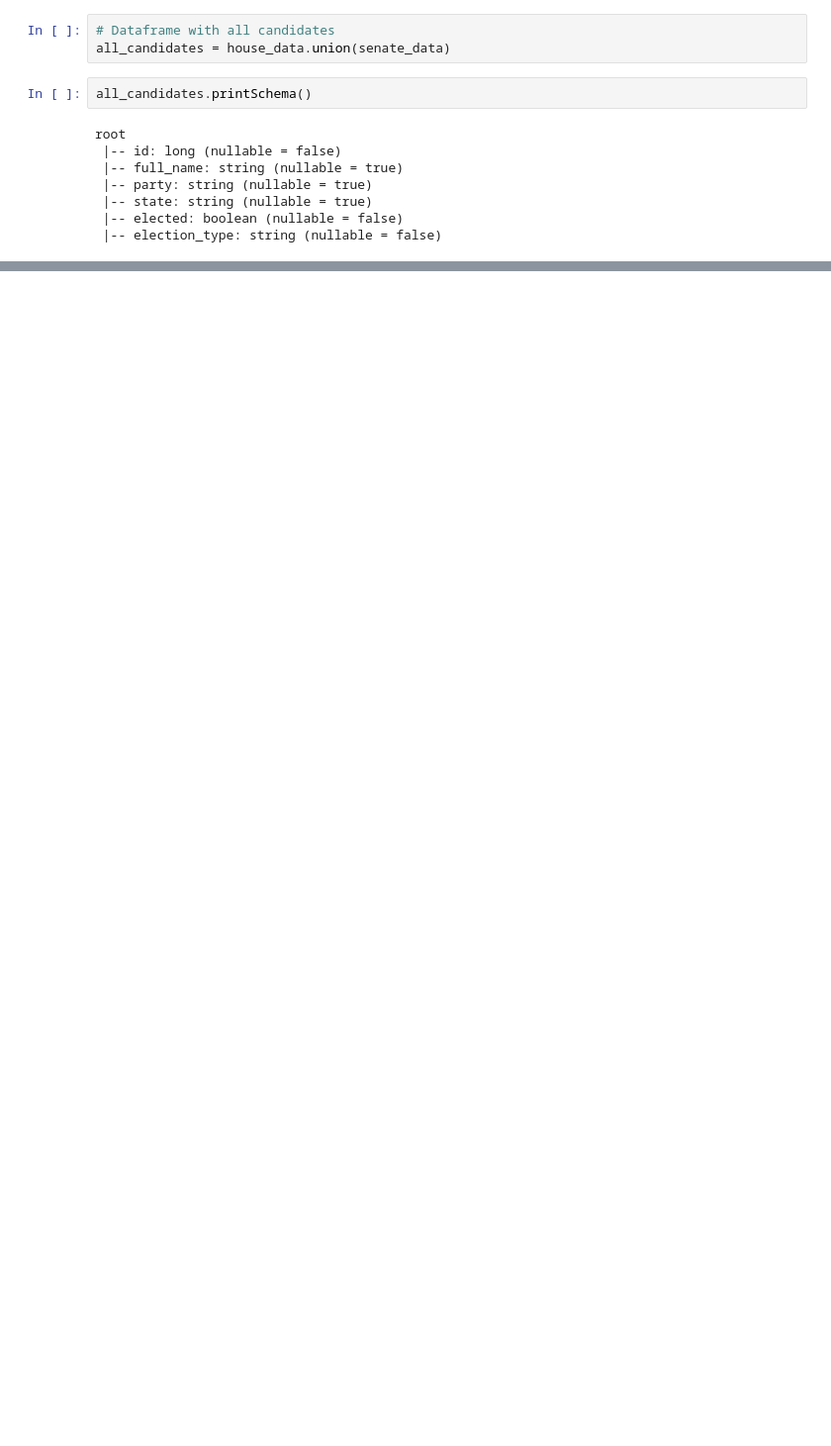
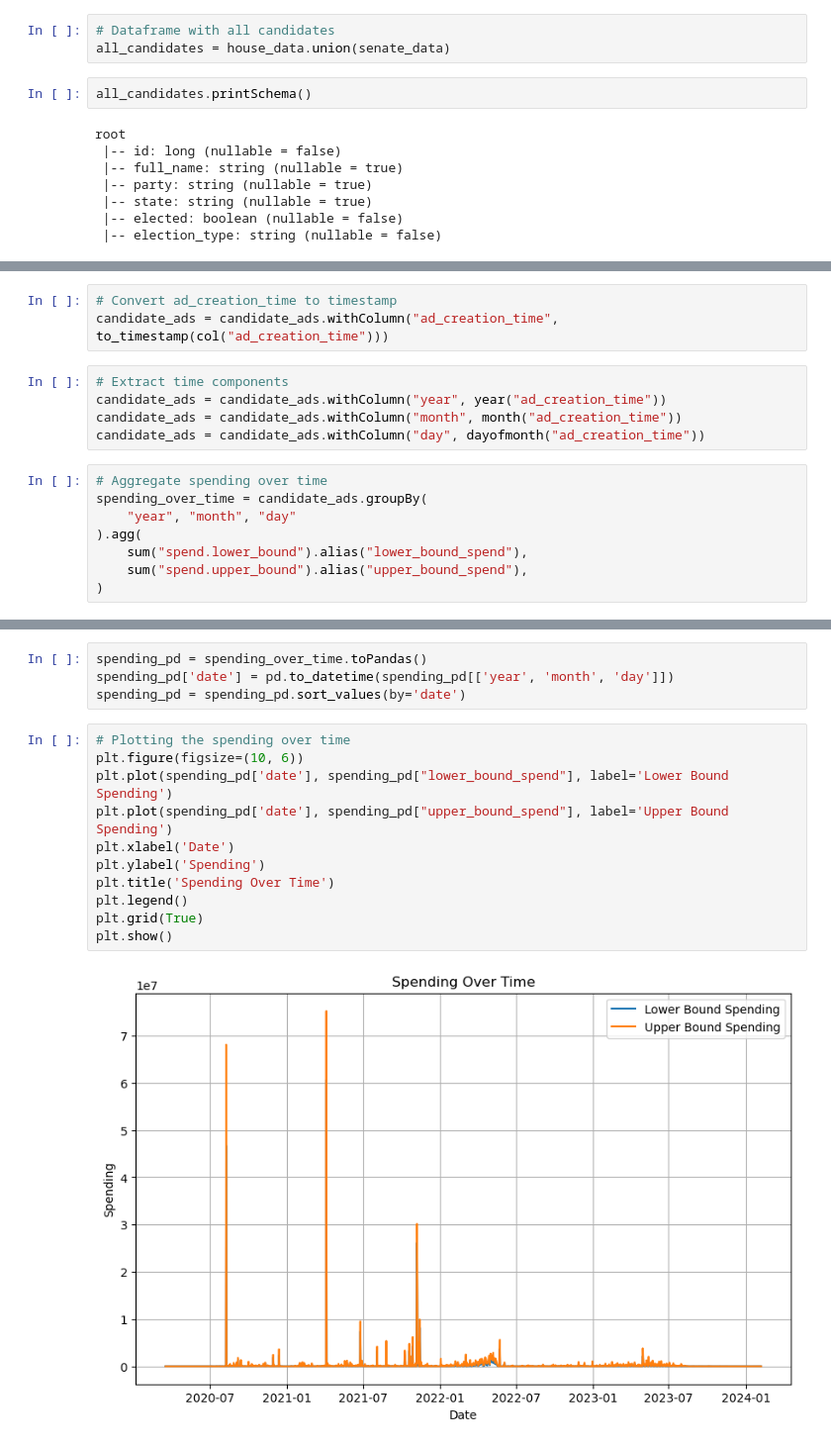
Before and after one commit to JoshuaWang8/political-ads-analysis, a Jupyter notebook: political-ad-analysis.ipynb, the cells around one changed output, grey strips where cells are left out. Shown at 99% size. Cells and saved outputs as stored; diff of their text form; blank space fills up the shorter version.

Commit message:
Add analysis of spending and number of ads over time.

```diff
--- a/political-ad-analysis.ipynb
+++ b/political-ad-analysis.ipynb
@@ -313,0 +314,16 @@ root
+# %%
+# Convert ad_creation_time to timestamp
+candidate_ads = candidate_ads.withColumn("ad_creation_time", to_timestamp(col("ad_creation_time")))
+# %%
+# Extract time components
+candidate_ads = candidate_ads.withColumn("year", year("ad_creation_time"))
+candidate_ads = candidate_ads.withColumn("month", month("ad_creation_time"))
+candidate_ads = candidate_ads.withColumn("day", dayofmonth("ad_creation_time"))
+# %%
+# Aggregate spending over time
+spending_over_time = candidate_ads.groupBy(
+    "year", "month", "day"
+).agg(
+    sum("spend.lower_bound").alias("lower_bound_spend"),
+    sum("spend.upper_bound").alias("upper_bound_spend"),
+)
@@ -313,0 +339,17 @@ root
+# %%
+spending_pd = spending_over_time.toPandas()
+spending_pd['date'] = pd.to_datetime(spending_pd[['year', 'month', 'day']])
+spending_pd = spending_pd.sort_values(by='date')
+# %%
+# Plotting the spending over time
+plt.figure(figsize=(10, 6))
+plt.plot(spending_pd['date'], spending_pd["lower_bound_spend"], label='Lower Bound Spending')
+plt.plot(spending_pd['date'], spending_pd["upper_bound_spend"], label='Upper Bound Spending')
+plt.xlabel('Date')
+plt.ylabel('Spending')
+plt.title('Spending Over Time')
+plt.legend()
+plt.grid(True)
+plt.show()
+# %% [output]
+[figure, added]
```
Also changed, not shown: parts of 42 cells of this notebook.
